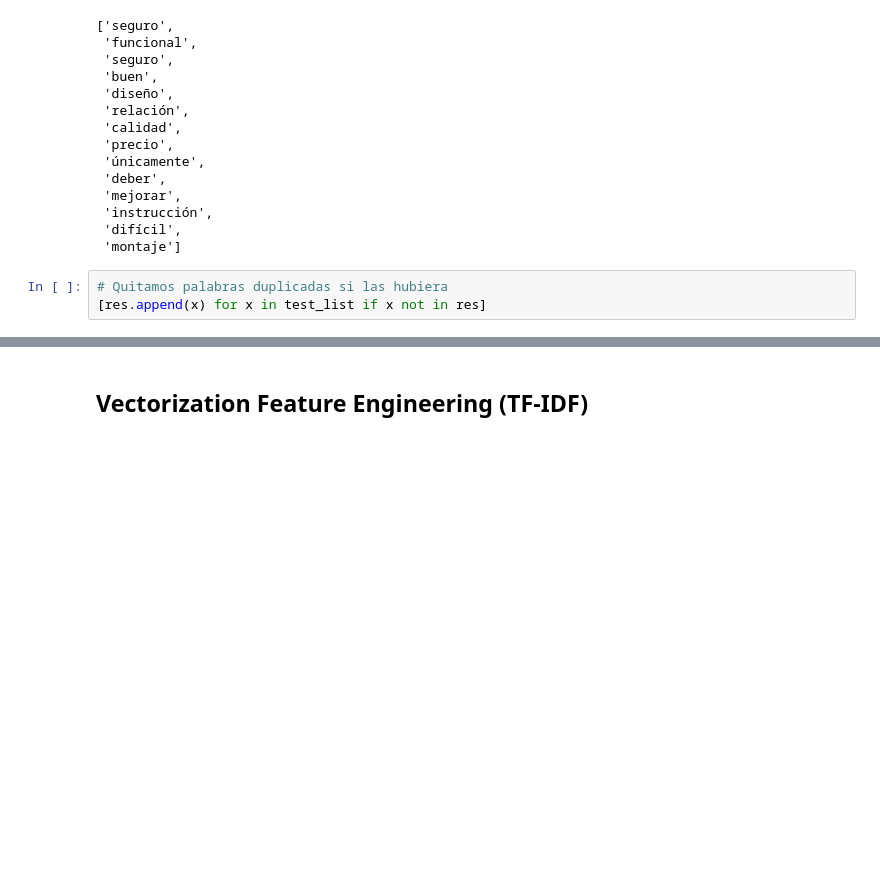
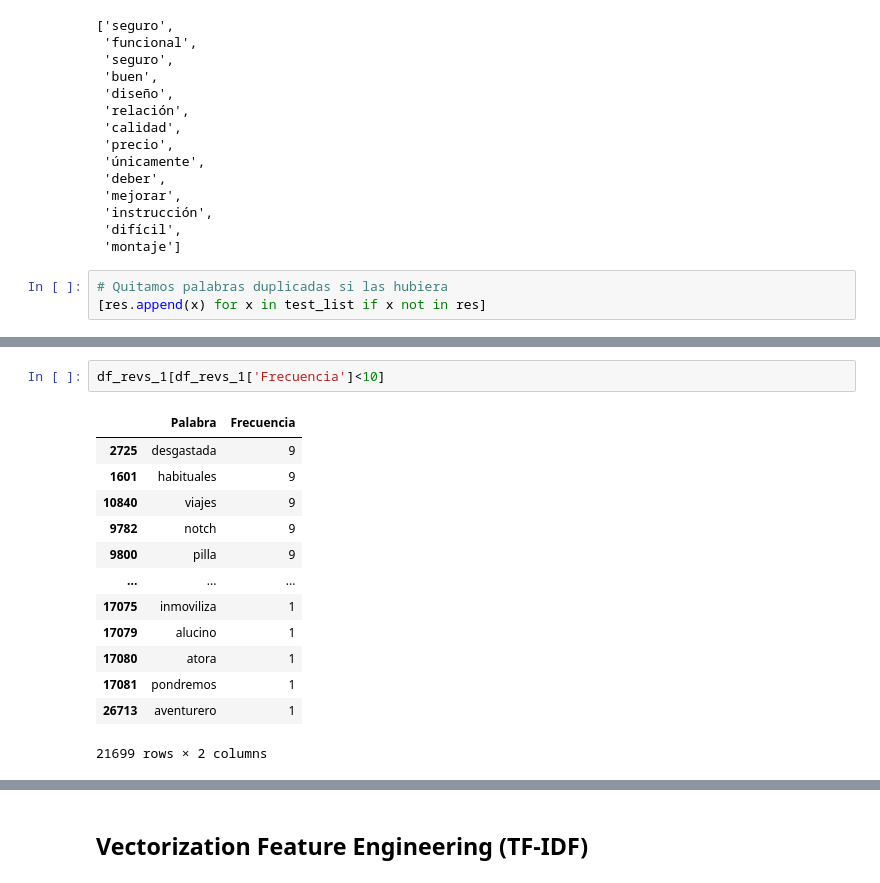
Before and after one commit to lusalmeron/Acamica-DS-Proyecto-3-NLP, a Jupyter notebook: Proyecto_3.ipynb, the cells around one changed output, grey strips where cells are left out. Drawn from its saved outputs; the diff is of its cells as text; blank space fills up the shorter version.

```diff
--- a/Proyecto_3.ipynb
+++ b/Proyecto_3.ipynb
@@ -330,0 +416,16 @@ chavon  -  chavon  -  ADV
+# %%
+df_revs_1[df_revs_1['Frecuencia']<10]
+# %% [output]
+|  | Palabra | Frecuencia |
+| 2725 | desgastada | 9 |
+| 1601 | habituales | 9 |
+| 10840 | viajes | 9 |
+| 9782 | notch | 9 |
+| 9800 | pilla | 9 |
+| ... | ... | ... |
+| 17075 | inmoviliza | 1 |
+| 17079 | alucino | 1 |
+| 17080 | atora | 1 |
+| 17081 | pondremos | 1 |
+| 26713 | aventurero | 1 |
+21699 rows × 2 columns
```
Also changed, not shown: parts of 31 cells of this notebook, 1 other file.
